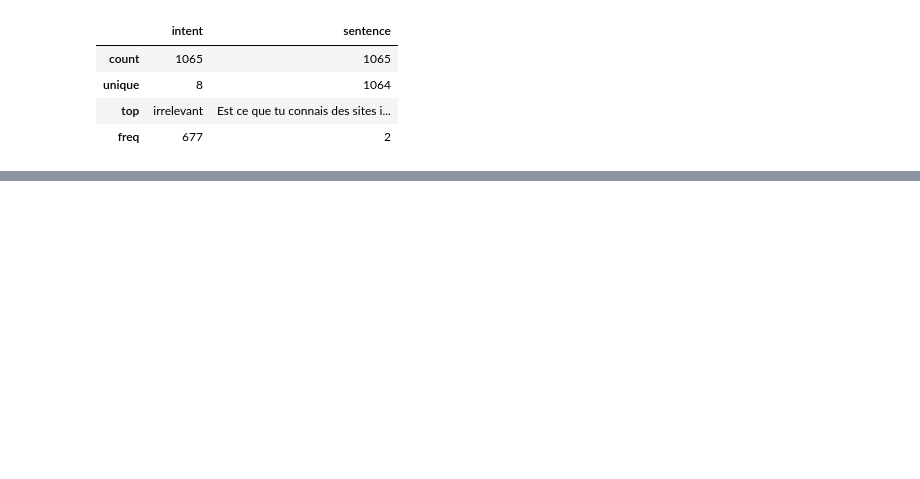
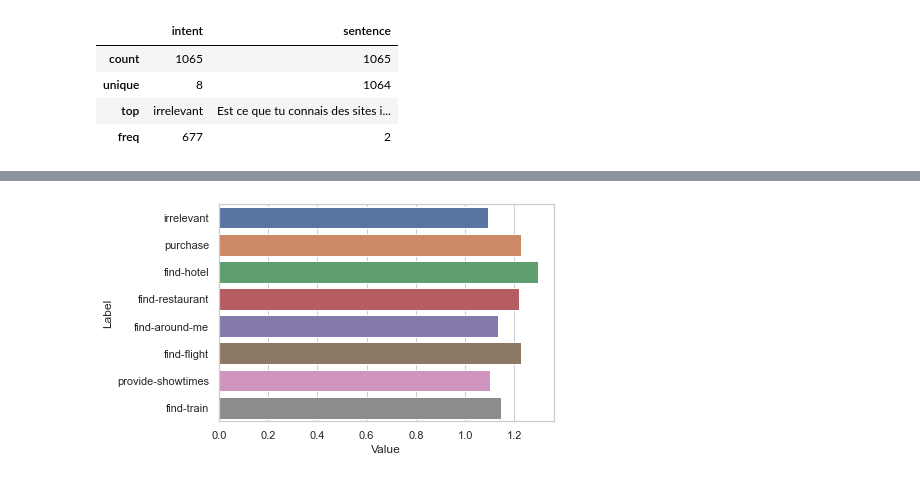
Before and after one commit to Revok98/ingenieurie-logicielle, a Jupyter notebook: intention_classifier.ipynb, the cells around one changed output, grey strips where cells are left out. Saved outputs shown, nothing was run; the diff lists cells and outputs as text; code cells hidden in the pictures; blank space fills up the shorter version.

```diff
--- a/intention_classifier.ipynb
+++ b/intention_classifier.ipynb
@@ -69,0 +112,4 @@ testing_set.describe()
+# %%
+plot_dictionnary(mean_utterances_per_class(data_training))
+# %% [output]
+[figure, added]
```
Also changed, not shown: parts of 7 cells of this notebook, 3 other files.
